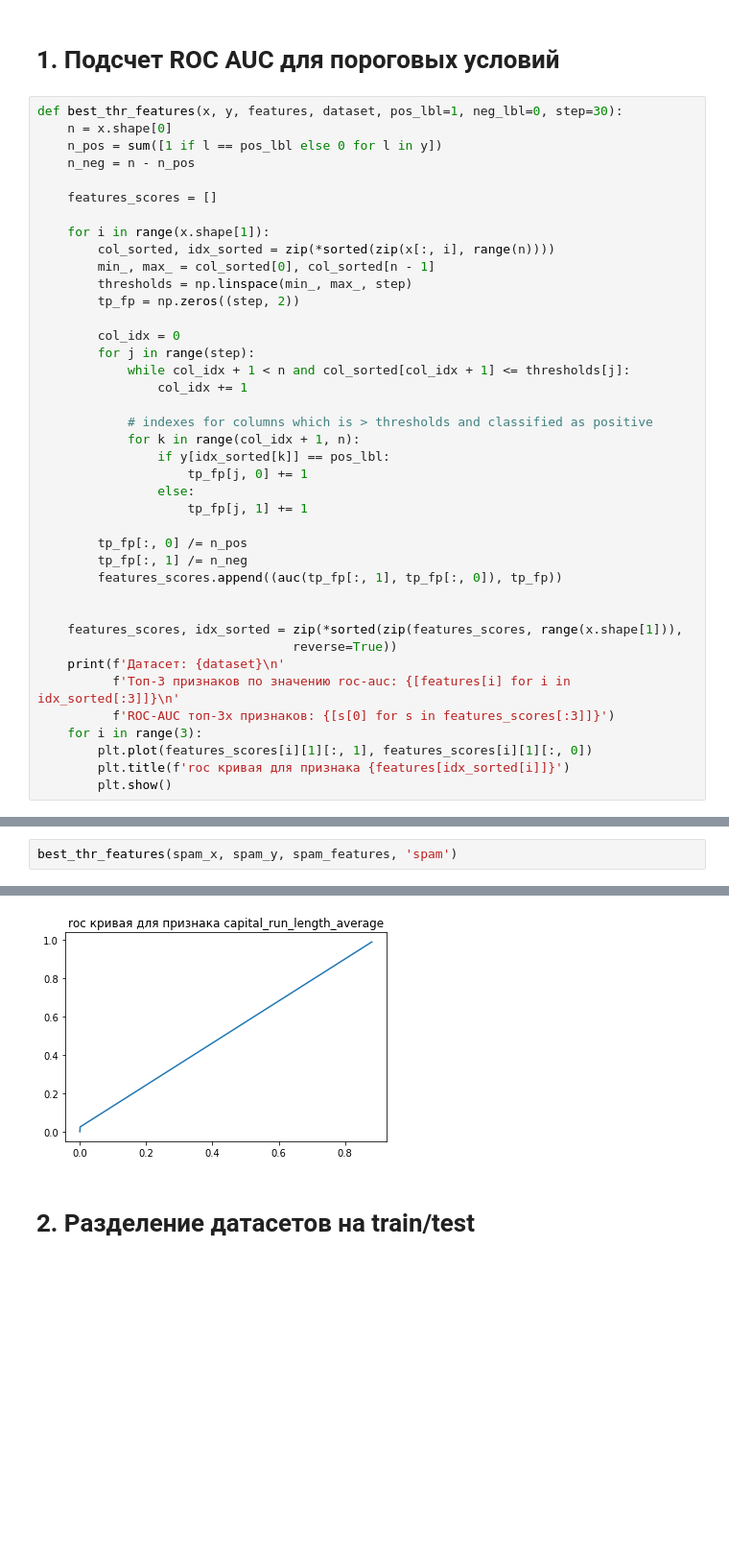
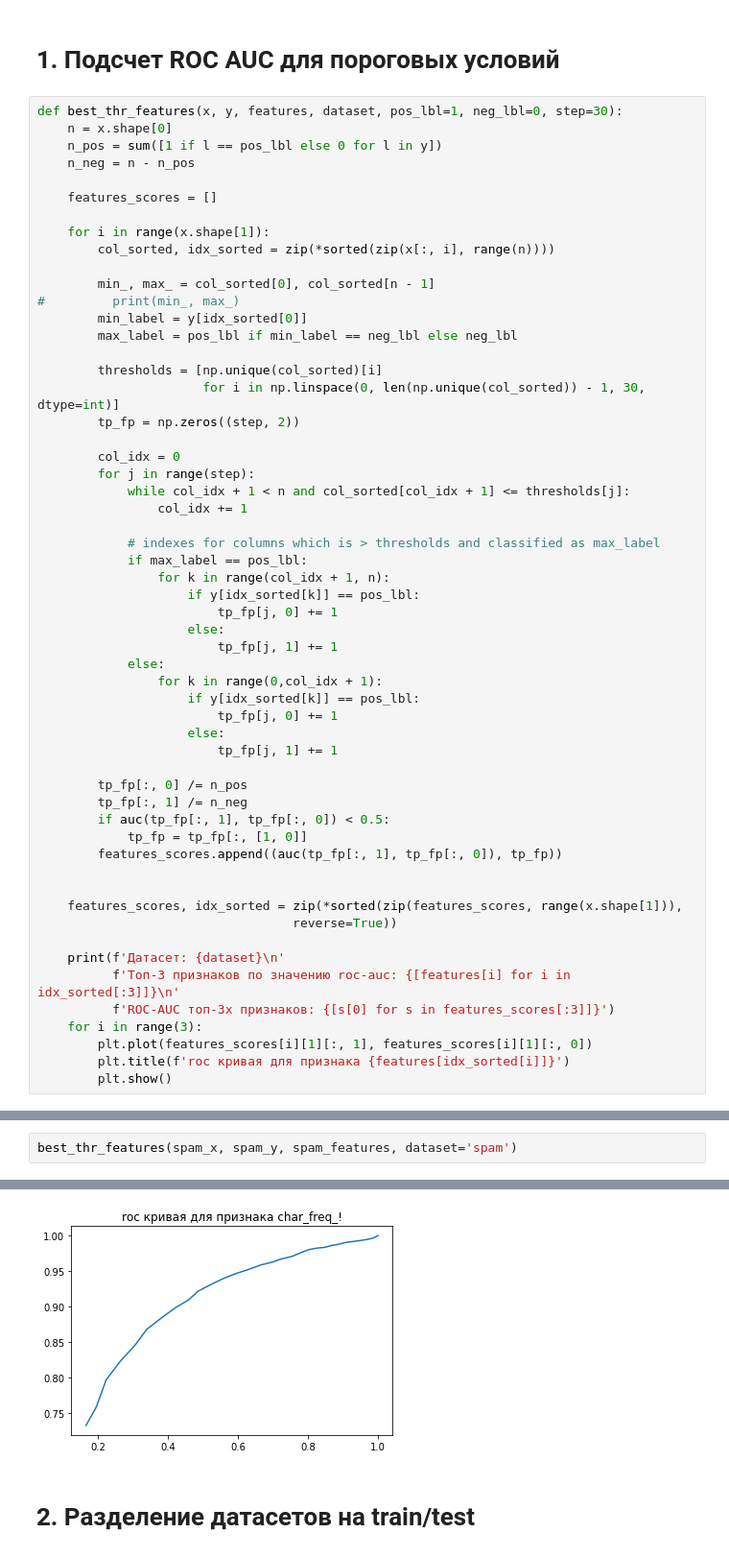
Before and after one commit to DaryaChaplygina/BioInf2018, a Jupyter notebook: Machine Learning/HW3/hw3.ipynb, the cells around one changed output, grey strips where cells are left out. Shown: that part at 96% size. Saved outputs shown, nothing was run; the diff lists cells and outputs as text; blank space fills up the shorter version.

Commit message:
debug roc for spam

```diff
--- a/Machine Learning/HW3/hw3.ipynb
+++ b/Machine Learning/HW3/hw3.ipynb
@@ -47,8 +47,14 @@ def best_thr_features(x, y, features, dataset, pos_lbl=1, neg_lbl=0, step=30):
 
     for i in range(x.shape[1]):
         col_sorted, idx_sorted = zip(*sorted(zip(x[:, i], range(n))))
+
         min_, max_ = col_sorted[0], col_sorted[n - 1]
-        thresholds = np.linspace(min_, max_, step)
+#         print(min_, max_)
+        min_label = y[idx_sorted[0]]
+        max_label = pos_lbl if min_label == neg_lbl else neg_lbl
+
+        thresholds = [np.unique(col_sorted)[i]
+                      for i in np.linspace(0, len(np.unique(col_sorted)) - 1, 30, dtype=int)]
         tp_fp = np.zeros((step, 2))
 
         col_idx = 0
@@ -56,20 +62,30 @@ def best_thr_features(x, y, features, dataset, pos_lbl=1, neg_lbl=0, step=30):
             while col_idx + 1 < n and col_sorted[col_idx + 1] <= thresholds[j]:
                 col_idx += 1
 
-            # indexes for columns which is > thresholds and classified as positive
-            for k in range(col_idx + 1, n):
-                if y[idx_sorted[k]] == pos_lbl:
-                    tp_fp[j, 0] += 1
-                else:
-                    tp_fp[j, 1] += 1
+            # indexes for columns which is > thresholds and classified as max_label
+            if max_label == pos_lbl:
+                for k in range(col_idx + 1, n):
+                    if y[idx_sorted[k]] == pos_lbl:
+                        tp_fp[j, 0] += 1
+                    else:
+                        tp_fp[j, 1] += 1
+            else:
+                for k in range(0,col_idx + 1):
+                    if y[idx_sorted[k]] == pos_lbl:
+                        tp_fp[j, 0] += 1
+                    else:
+                        tp_fp[j, 1] += 1
 
         tp_fp[:, 0] /= n_pos
         tp_fp[:, 1] /= n_neg
+        if auc(tp_fp[:, 1], tp_fp[:, 0]) < 0.5:
+            tp_fp = tp_fp[:, [1, 0]]
         features_scores.append((auc(tp_fp[:, 1], tp_fp[:, 0]), tp_fp))
 
 
     features_scores, idx_sorted = zip(*sorted(zip(features_scores, range(x.shape[1])),
                                   reverse=True))
+
     print(f'Датасет: {dataset}\n'
           f'Топ-3 признаков по значению roc-auc: {[features[i] for i in idx_sorted[:3]]}\n'
           f'ROC-AUC топ-3х признаков: {[s[0] for s in features_scores[:3]]}')
@@ -89,4 +105,4 @@ ROC-AUC топ-3х признаков: [0.9699143808466782, 0.9655673590190794,
 # %%
-best_thr_features(spam_x, spam_y, spam_features, 'spam')
+best_thr_features(spam_x, spam_y, spam_features, dataset='spam')
 # %% [output]
 Датасет: spam
@@ -97,4 +113,4 @@ ROC-AUC топ-3х признаков: [0.5829278975927881, 0.4665238541032761,
-[figure, old version]
+[figure, new version]
 # %% [markdown]
 # 2. Разделение датасетов на train/test
 # %%
```
Also changed, not shown: parts of 2 cells of this notebook.
